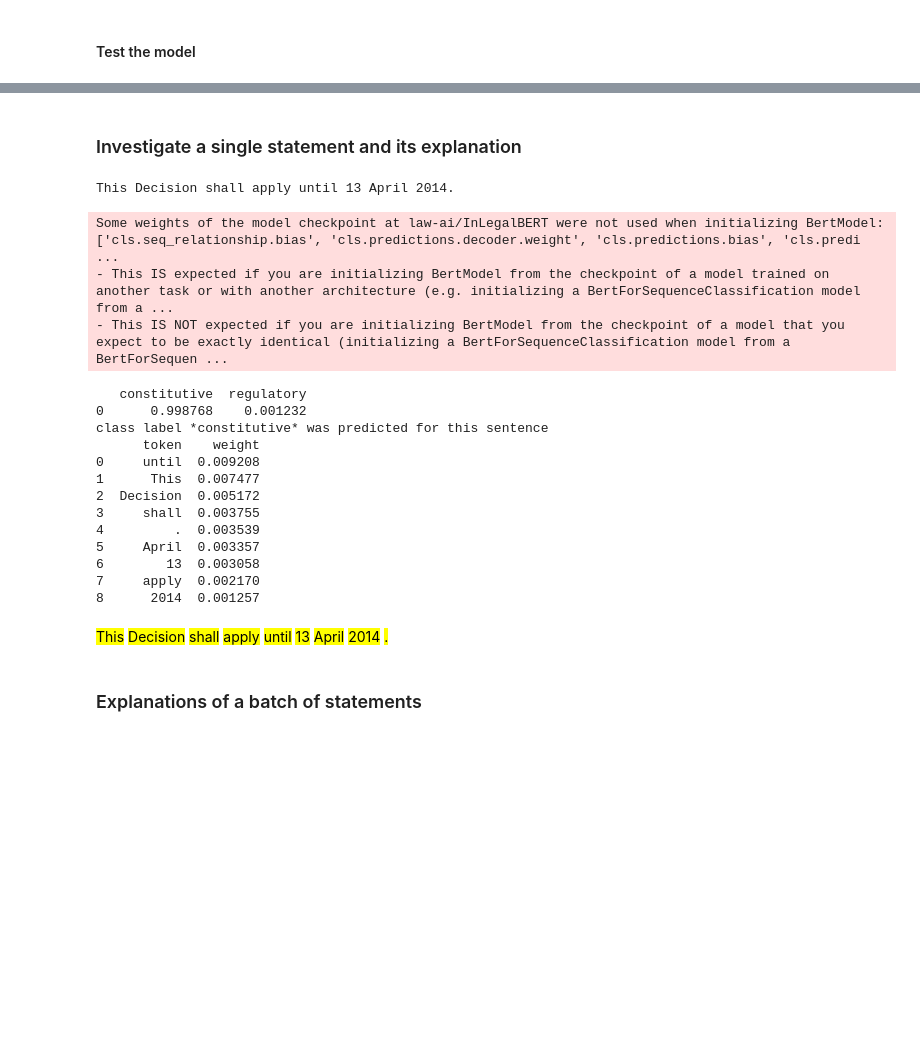
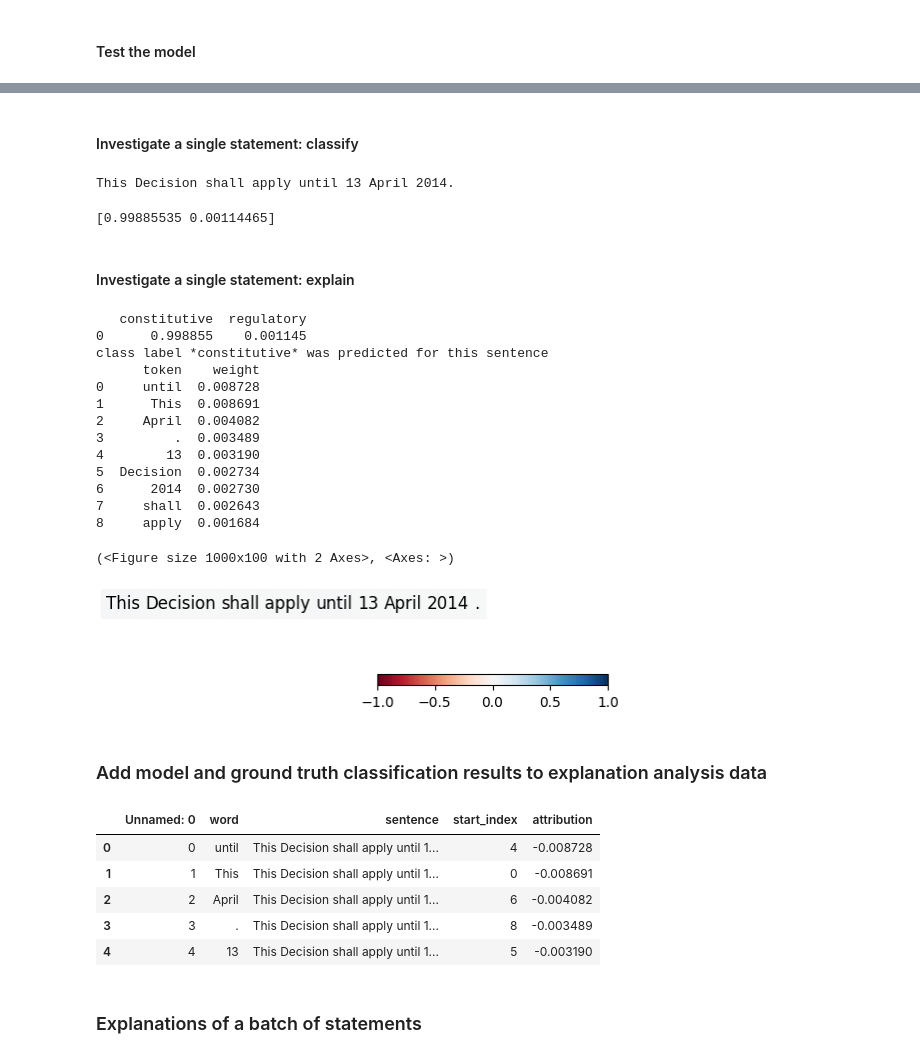
Before and after one commit to nature-of-eu-rules/regulatory-statement-classification, a Jupyter notebook: visualize_precompeted_xai.ipynb, the cells around one changed output, grey strips where cells are left out. Drawn from its saved outputs; the diff is of its cells as text; code cells hidden in the pictures; blank space fills up the shorter version.

```diff
--- a/visualize_precompeted_xai.ipynb
+++ b/visualize_precompeted_xai.ipynb
@@ -67,12 +76,19 @@ with open(p, 'r') as f:
 
 tokenizer = SpacyTokenizer(name='en_core_web_sm')
 # %% [markdown]
-### Investigate a single statement and its explanation
+#### Investigate a single statement: classify
+# %%
+statement_no = 0
+statement = list(results.keys())[statement_no]
+print(statement)
+prediction = model_runner([statement])[0]
+print(prediction)
+# %% [output]
+This Decision shall apply until 13 April 2014.
+[0.99885535 0.00114465]
+# %% [markdown]
+#### Investigate a single statement: explain
 # %%
-statement_no = 0
-statement = list(results.keys())[statement_no]
-print(statement)
-prediction = model_runner([statement])[0]
 explanation_relevance = results[statement]
 print(pd.DataFrame([prediction,], columns=class_names))
 top_class = np.argmax(prediction)
@@ -81,21 +97,32 @@ label_of_interest = top_class
 print(pd.DataFrame(explanation_relevance[0], columns=['token','start','weight']).drop(['start'], axis=1))
 visualization.highlight_text(explanation_relevance[label_of_interest], tokenizer.tokenize(statement))
 # %% [output]
-This Decision shall apply until 13 April 2014.
+   constitutive  regulatory
+0      0.998855    0.001145
+class label *constitutive* was predicted for this sentence
+      token    weight
+0     until  0.008728
+1      This  0.008691
+2     April  0.004082
+3         .  0.003489
+4        13  0.003190
+5  Decision  0.002734
+6      2014  0.002730
+7     shall  0.002643
+8     apply  0.001684
-Some weights of the model checkpoint at law-ai/InLegalBERT were not used when initializing BertModel: ['cls.seq_relationship.bias', 'cls.predictions.decoder.weight', 'cls.predictions.bias', 'cls.predi ...
-- This IS expected if you are initializing BertModel from the checkpoint of a model trained on another task or with another architecture (e.g. initializing a BertForSequenceClassification model from a ...
-- This IS NOT expected if you are initializing BertModel from the checkpoint of a model that you expect to be exactly identical (initializing a BertForSequenceClassification model from a BertForSequen ...
+(<Figure size 1000x100 with 2 Axes>, <Axes: >)
-   constitutive  regulatory
-0      0.998768    0.001232
-class label *constitutive* was predicted for this sentence
-      token    weight
-0     until  0.009208
-1      This  0.007477
-2  Decision  0.005172
-3     shall  0.003755
-4         .  0.003539
-5     April  0.003357
-6        13  0.003058
-7     apply  0.002170
-8      2014  0.001257
-This Decision shall apply until 13 April 2014 .
+[figure, added]
+# %% [markdown]
+### Add model and ground truth classification results to explanation analysis data
+# %%
+## load explanation data
+# df = pd.read_csv('class_0_explanations.csv')
+df = pd.read_csv('class_1_explanations.csv')
+df.head()
+# %% [output]
+|  | Unnamed: 0 | word | sentence | start_index | attribution |
+| 0 | 0 | until | This Decision shall apply until 1... | 4 | -0.008728 |
+| 1 | 1 | This | This Decision shall apply until 1... | 0 | -0.008691 |
+| 2 | 2 | April | This Decision shall apply until 1... | 6 | -0.004082 |
+| 3 | 3 | . | This Decision shall apply until 1... | 8 | -0.003489 |
+| 4 | 4 | 13 | This Decision shall apply until 1... | 5 | -0.003190 |
```
Also changed, not shown: parts of 25 cells of this notebook, 6 other files.
